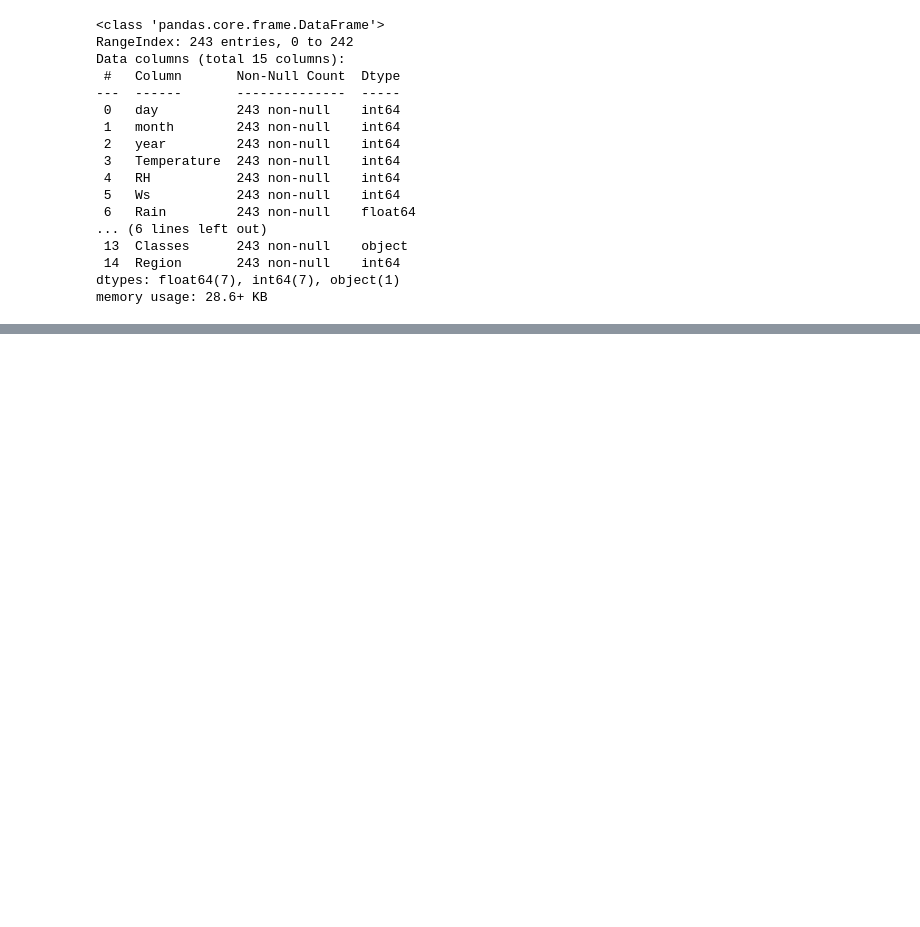
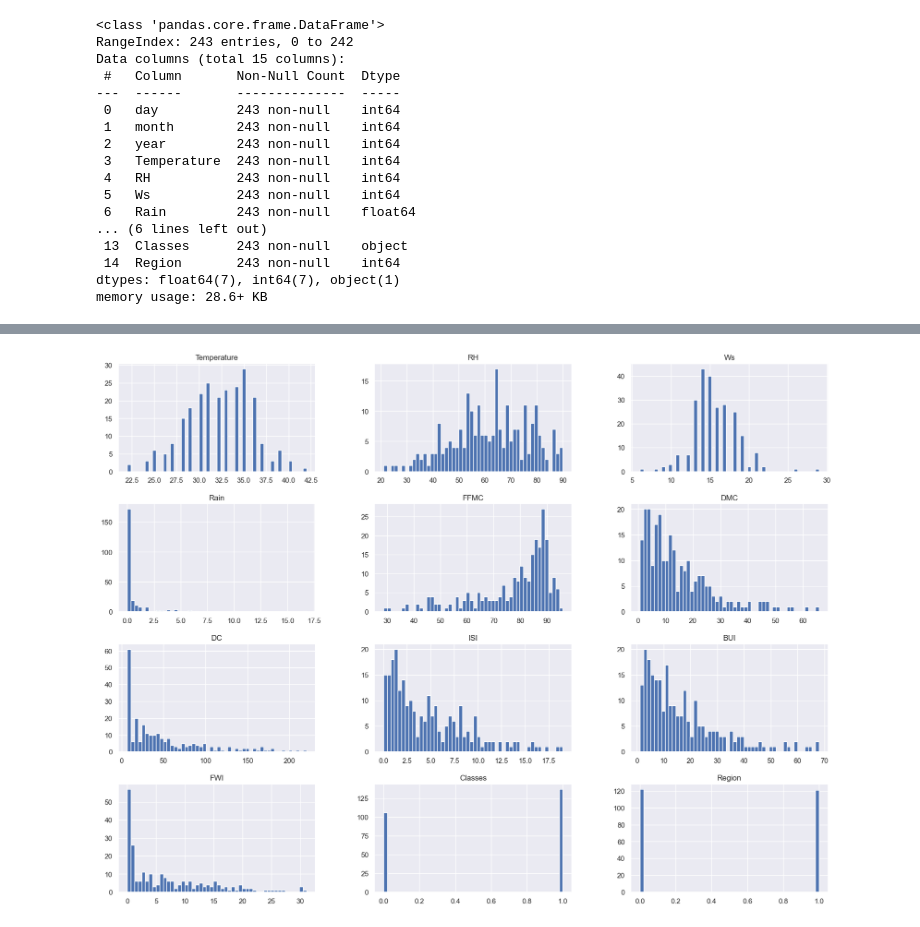
Before and after one commit to Imani-hub-pixel/Predicting-Fire-weather-Index-to-forecast-Algerian-Fires-using-Linear-Regression, a Jupyter notebook: Data cleaning.ipynb, the cells around one changed output, grey strips where cells are left out. Drawn from its saved outputs; the diff is of its cells as text; code cells hidden in the pictures; blank space fills up the shorter version.

```diff
--- a/Data cleaning.ipynb
+++ b/Data cleaning.ipynb
@@ -235,0 +287,6 @@ df.to_csv('Algerian_forest_fires_cleaned_dataset.csv',index=False)
+# %%
+sns.set_theme()
+df_copy.hist(bins=50,figsize=(20,15))
+plt.show()
+# %% [output]
+[figure, added]
```
Also changed, not shown: parts of 19 cells of this notebook.
